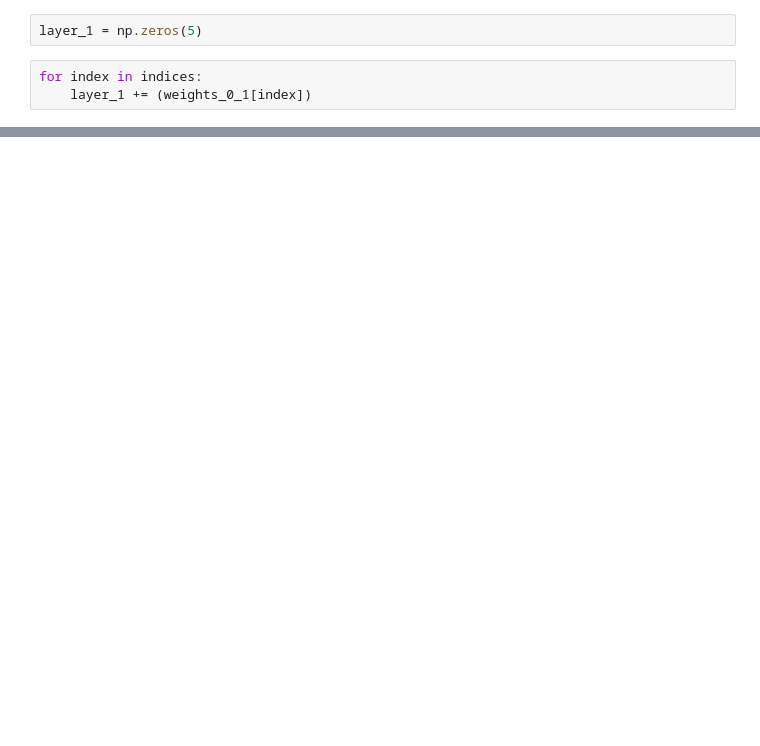
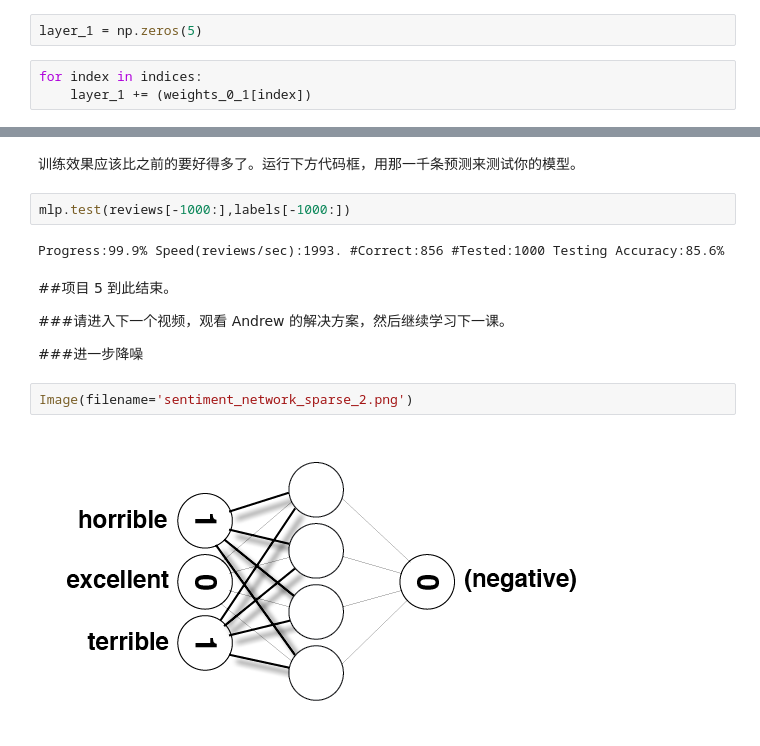
Before and after one commit to Bingle-labake/deeplearn, a Jupyter notebook: 2/5/2_5_3.ipynb, the cells around one changed output, grey strips where cells are left out. Cells and saved outputs as stored; diff of their text form; blank space fills up the shorter version.

```diff
--- a/2/5/2_5_3.ipynb
+++ b/2/5/2_5_3.ipynb
@@ -831,0 +1410,16 @@ layer_1
+# %% [markdown]
+训练效果应该比之前的要好得多了。运行下方代码框，用那一千条预测来测试你的模型。
+# %%
+mlp.test(reviews[-1000:],labels[-1000:])
+# %% [output]
+Progress:99.9% Speed(reviews/sec):1993. #Correct:856 #Tested:1000 Testing Accuracy:85.6%
+# %% [markdown]
+##项目 5 到此结束。
+
+###请进入下一个视频，观看 Andrew 的解决方案，然后继续学习下一课。
+
+###进一步降噪
+# %%
+Image(filename='sentiment_network_sparse_2.png')
+# %% [output]
+[figure, added]
```
Also changed, not shown: parts of 47 cells of this notebook.
